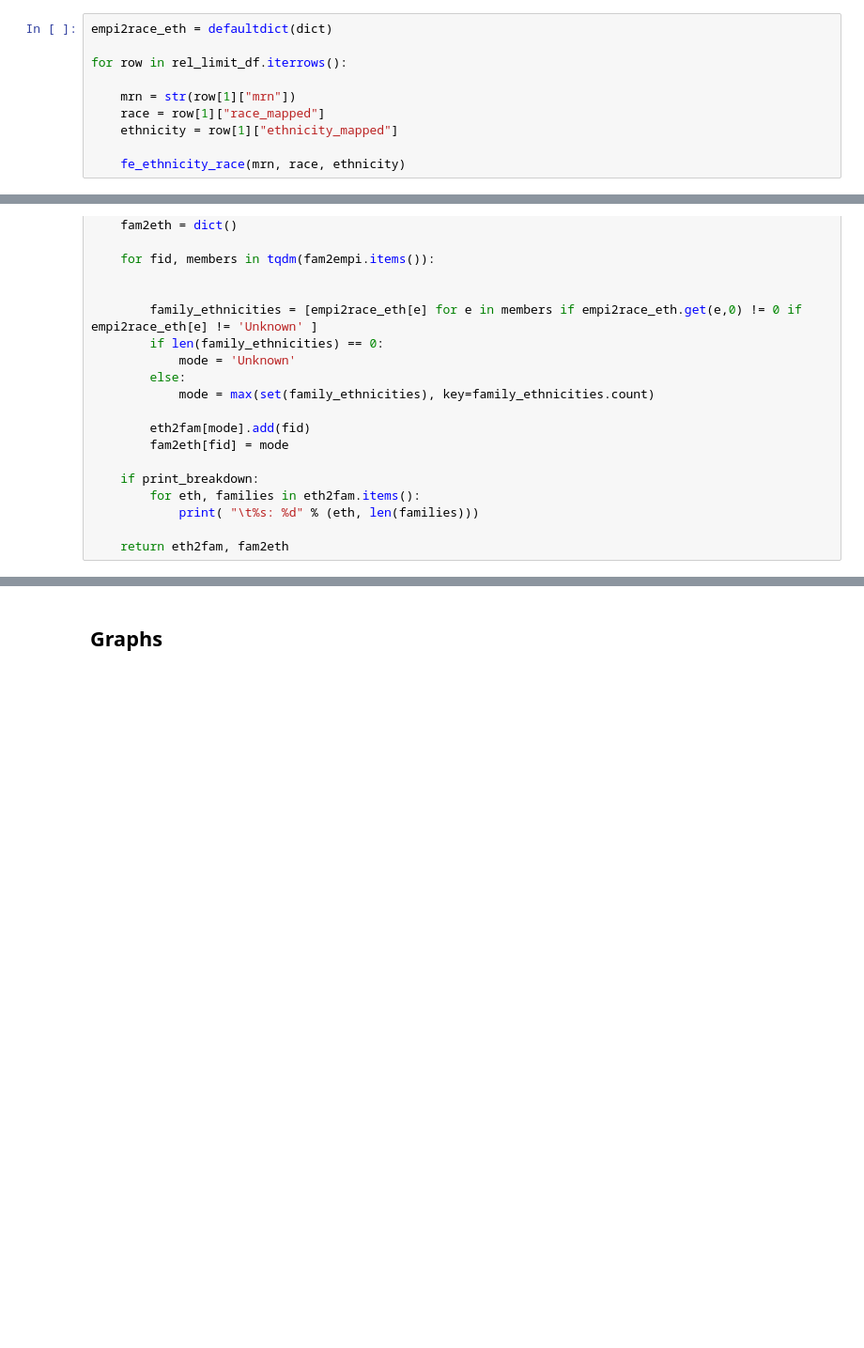
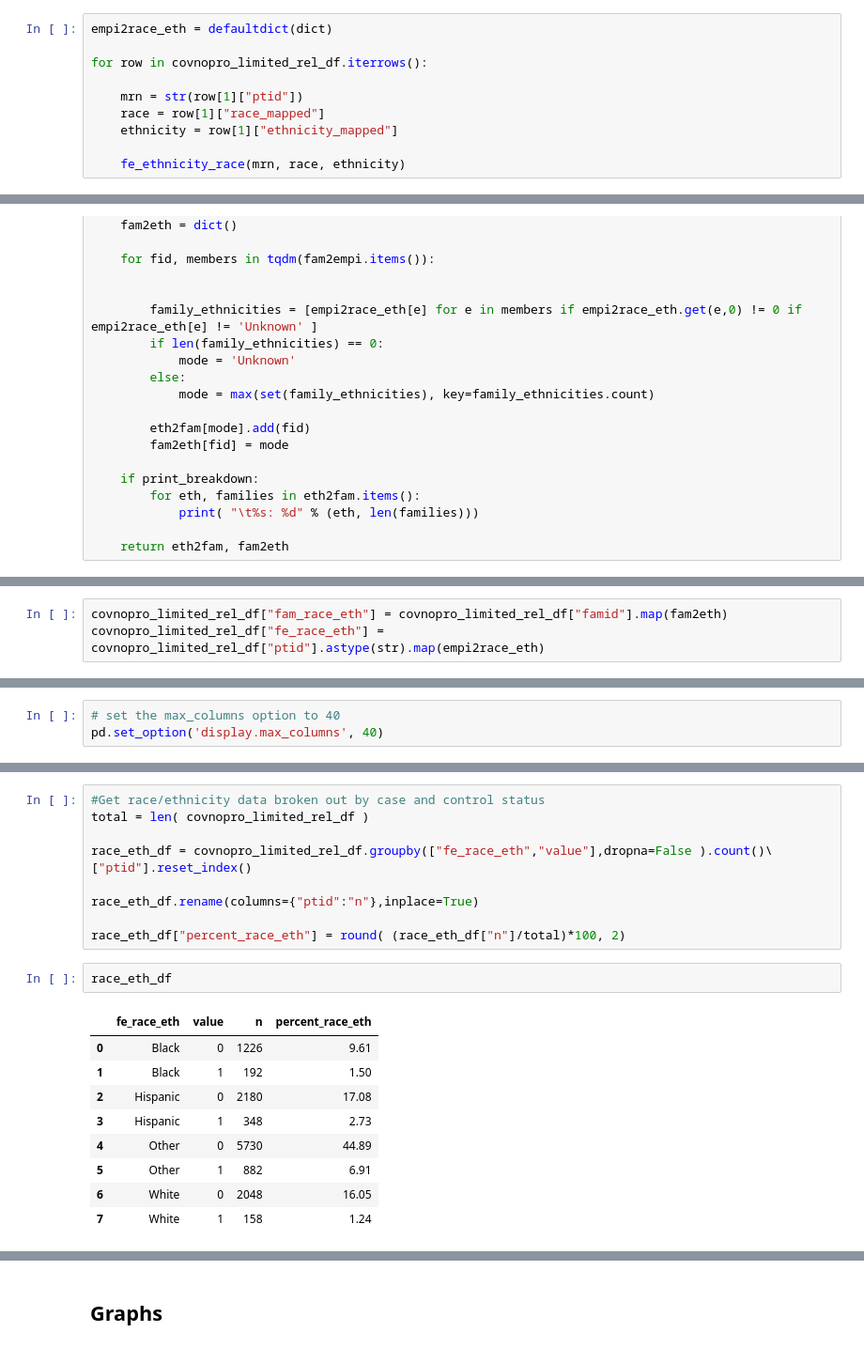
Before and after one commit to tatonetti-lab/covid-h2o, a Jupyter notebook: manuscript_demo_graphs.ipynb, the cells around one changed output, grey strips where cells are left out. Shown at 94% size. Drawn from its saved outputs; the diff is of its cells as text; blank space fills up the shorter version.

```diff
--- a/manuscript_demo_graphs.ipynb
+++ b/manuscript_demo_graphs.ipynb
@@ -435,9 +384,9 @@ rel_limit_df["race_mapped"] = rel_limit_df["race_code"].map(map_race_dict).filln
 # %%
 empi2race_eth = defaultdict(dict)
 
-for row in rel_limit_df.iterrows():
+for row in covnopro_limited_rel_df.iterrows():
 
-    mrn = str(row[1]["mrn"])
+    mrn = str(row[1]["ptid"])
     race = row[1]["race_mapped"]
     ethnicity = row[1]["ethnicity_mapped"]
 
@@ -551,0 +442,3 @@ demo_combined_df
+# %%
+covnopro_limited_rel_df["fam_race_eth"] = covnopro_limited_rel_df["famid"].map(fam2eth)
+covnopro_limited_rel_df["fe_race_eth"] = covnopro_limited_rel_df["ptid"].astype(str).map(empi2race_eth)
@@ -551,0 +541,3 @@ demo_combined_df
+# %%
+# set the max_columns option to 40
+pd.set_option('display.max_columns', 40)
@@ -551,0 +555,22 @@ demo_combined_df
+# %%
+#Get race/ethnicity data broken out by case and control status
+total = len( covnopro_limited_rel_df )
+
+race_eth_df = covnopro_limited_rel_df.groupby(["fe_race_eth","value"],dropna=False ).count()\
+["ptid"].reset_index()
+
+race_eth_df.rename(columns={"ptid":"n"},inplace=True)
+
+race_eth_df["percent_race_eth"] = round( (race_eth_df["n"]/total)*100, 2)
+# %%
+race_eth_df
+# %% [output]
+|  | fe_race_eth | value | n | percent_race_eth |
+| 0 | Black | 0 | 1226 | 9.61 |
+| 1 | Black | 1 | 192 | 1.50 |
+| 2 | Hispanic | 0 | 2180 | 17.08 |
+| 3 | Hispanic | 1 | 348 | 2.73 |
+| 4 | Other | 0 | 5730 | 44.89 |
+| 5 | Other | 1 | 882 | 6.91 |
+| 6 | White | 0 | 2048 | 16.05 |
+| 7 | White | 1 | 158 | 1.24 |
```
Also changed, not shown: parts of 29 cells of this notebook.
